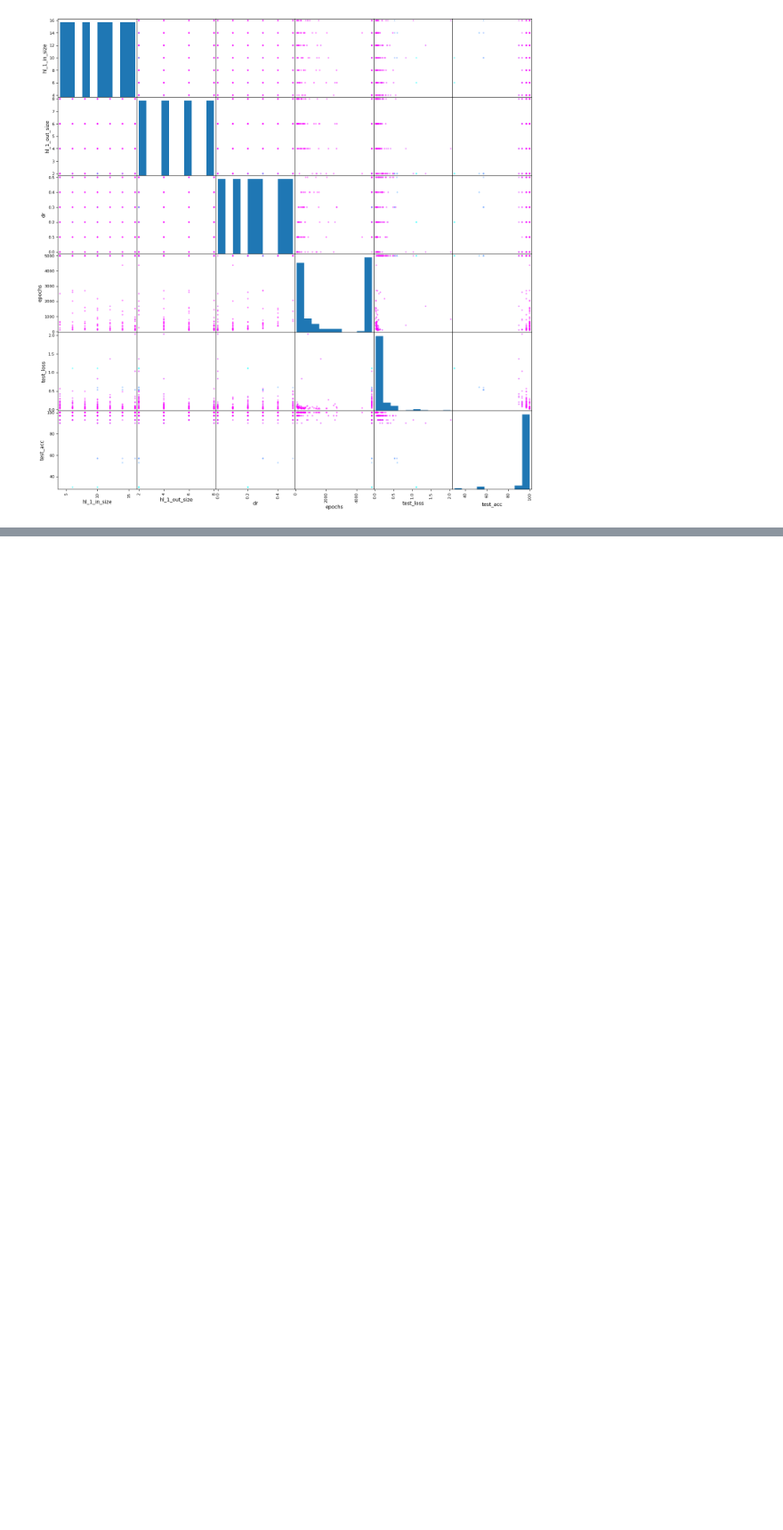
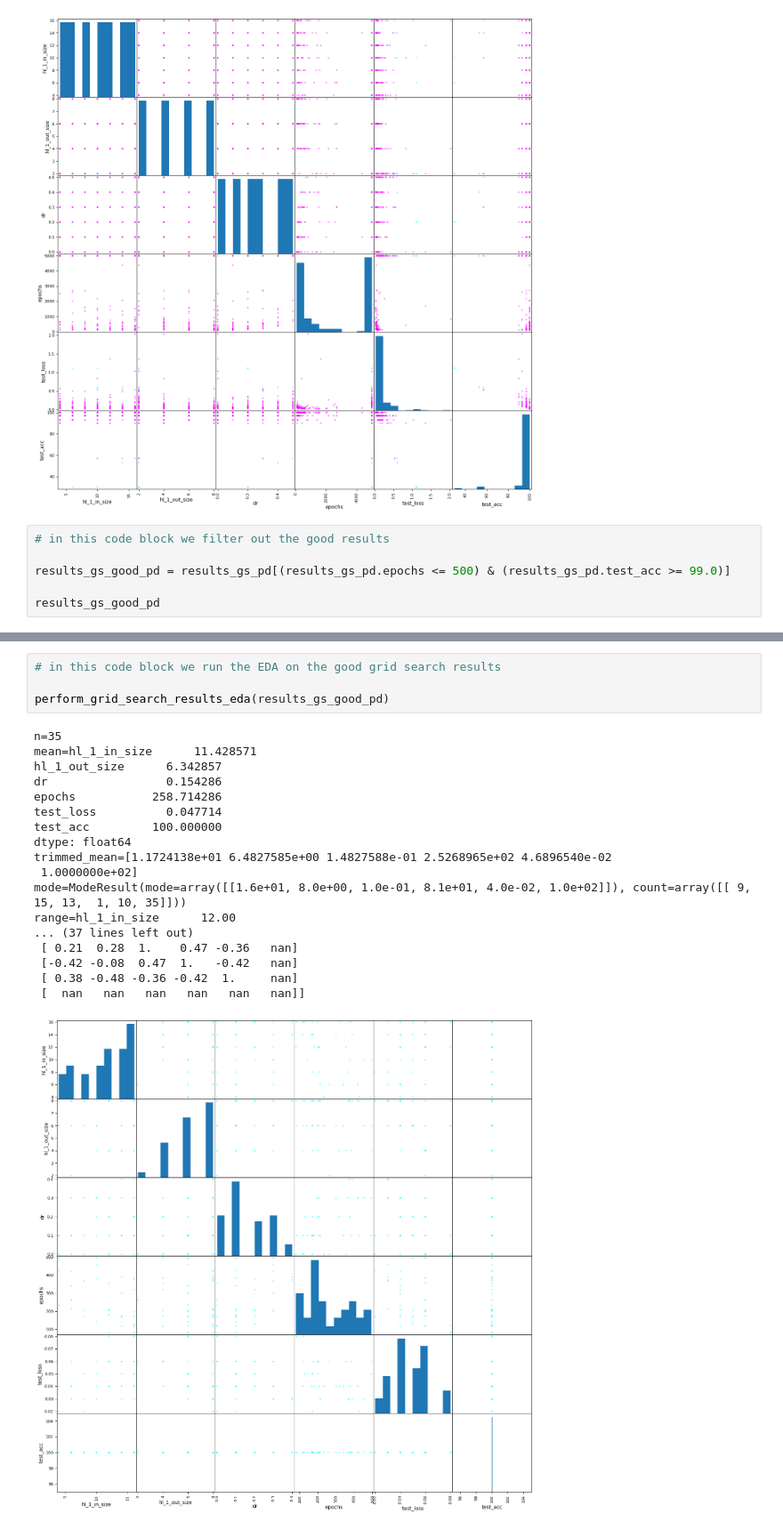
Before and after one commit to aisven/fullstack-ml-academy-homework, a Jupyter notebook: notepads/03-Advanced-Hyperparameteroptimierung/03-Iris-Classification-PyTorch-with-Grid-Search.ipynb, the cells around one changed output, grey strips where cells are left out. Shown at 89% size. Cells and saved outputs as stored; diff of their text form; blank space fills up the shorter version.

Commit message:
filtered grid search results

```diff
--- a/notepads/03-Advanced-Hyperparameteroptimierung/03-Iris-Classification-PyTorch-with-Grid-Search.ipynb
+++ b/notepads/03-Advanced-Hyperparameteroptimierung/03-Iris-Classification-PyTorch-with-Grid-Search.ipynb
@@ -653,3 +653,9 @@ range=hl_1_in_size       12.00
  [ 0.04 -0.37 -0.03  0.33  1.   -0.58]
  [-0.01  0.29 -0.05 -0.31 -0.58  1.  ]]
 [figure]
+# %%
+# in this code block we filter out the good results
+
+results_gs_good_pd = results_gs_pd[(results_gs_pd.epochs <= 500) & (results_gs_pd.test_acc >= 99.0)]
+
+results_gs_good_pd
@@ -655,0 +680,23 @@ range=hl_1_in_size       12.00
+# %%
+# in this code block we run the EDA on the good grid search results
+
+perform_grid_search_results_eda(results_gs_good_pd)
+# %% [output]
+n=35
+mean=hl_1_in_size      11.428571
+hl_1_out_size      6.342857
+dr                 0.154286
+epochs           258.714286
+test_loss          0.047714
+test_acc         100.000000
+dtype: float64
+trimmed_mean=[1.1724138e+01 6.4827585e+00 1.4827588e-01 2.5268965e+02 4.6896540e-02
+ 1.0000000e+02]
+mode=ModeResult(mode=array([[1.6e+01, 8.0e+00, 1.0e-01, 8.1e+01, 4.0e-02, 1.0e+02]]), count=array([[ 9, 15, 13,  1, 10, 35]]))
+range=hl_1_in_size      12.00
+... (37 lines left out)
+ [ 0.21  0.28  1.    0.47 -0.36   nan]
+ [-0.42 -0.08  0.47  1.   -0.42   nan]
+ [ 0.38 -0.48 -0.36 -0.42  1.     nan]
+ [  nan   nan   nan   nan   nan   nan]]
+[figure, added]
```
Also changed, not shown: parts of 1 cell of this notebook.
